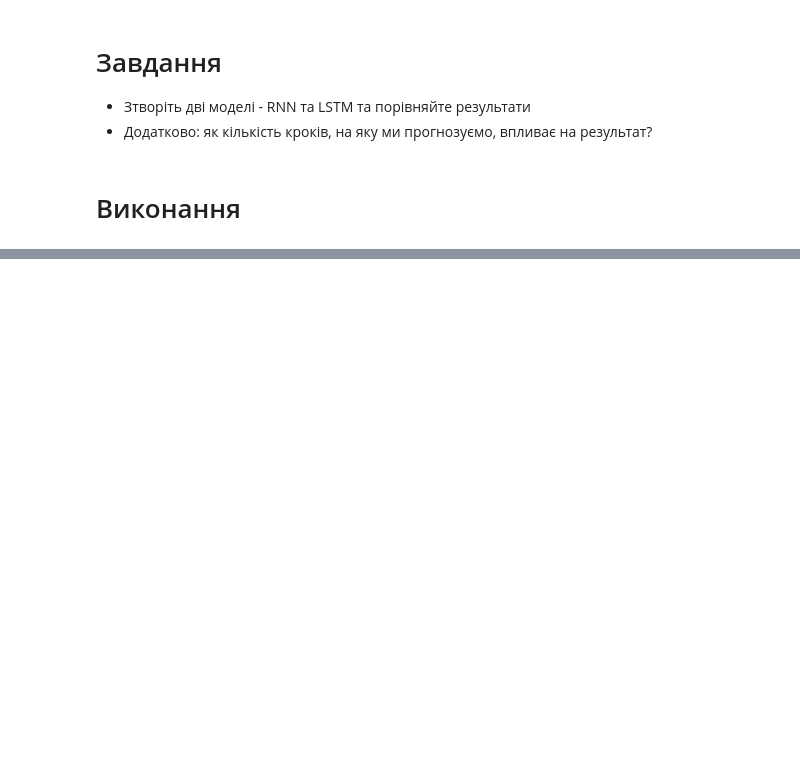
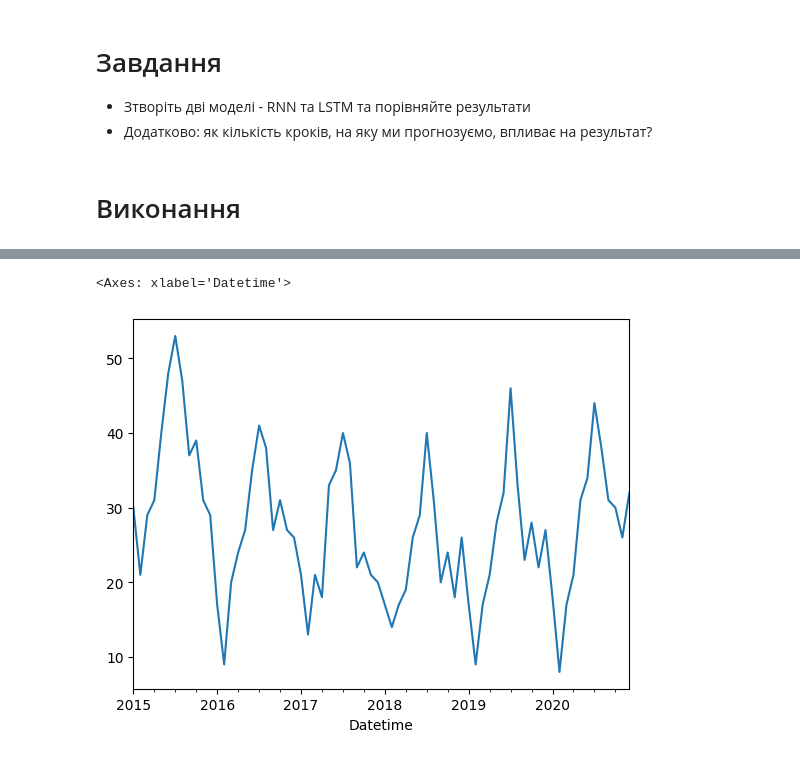
Before and after one commit to Deesthortered/ML_Courses_Homeworks, a Jupyter notebook: Lesson12_homework.ipynb, the cells around one changed output, grey strips where cells are left out. Drawn from its saved outputs; the diff is of its cells as text; code cells hidden in the pictures; blank space fills up the shorter version.

```diff
--- a/Lesson12_homework.ipynb
+++ b/Lesson12_homework.ipynb
@@ -12,0 +7,9 @@ ModuleNotFoundError: No module named 'pandas'
+# %%
+import pandas as pd
+data = pd.read_csv('data/sales_data.csv',index_col=0)
+data.index = pd.to_datetime(data.index)
+data.index = pd.DatetimeIndex(data.index.values, freq=data.index.inferred_freq)
+data.index.name = 'Datetime'
+
+print(f'Dataset size = {len(data)}')
+data.head()
@@ -12,0 +25,5 @@ ModuleNotFoundError: No module named 'pandas'
+# %%
+data['values'].plot()
+# %% [output]
+<Axes: xlabel='Datetime'>
+[figure, added]
```
Also changed, not shown: parts of 3 cells of this notebook.
